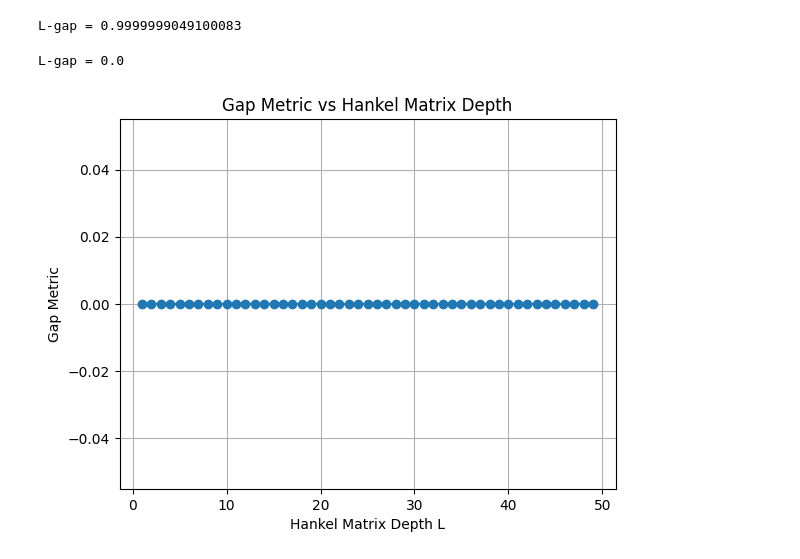
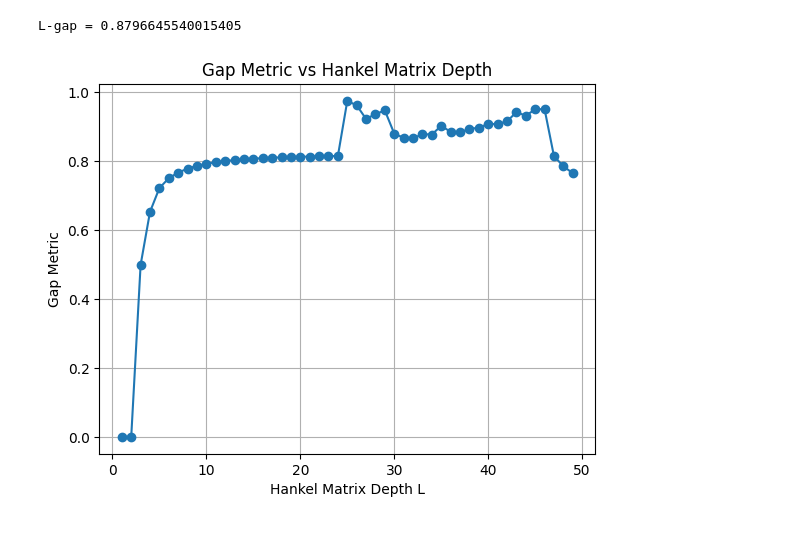
Before and after one commit to PeilinZhang/4YP, a Jupyter notebook: SVD.ipynb, the cells around one changed output. Drawn from its saved outputs; the diff is of its cells as text; code cells hidden in the pictures.

```diff
--- a/SVD.ipynb
+++ b/SVD.ipynb
@@ -209,12 +275,21 @@ B2 =
 # Generate persistently exciting input
 T = 50
 u = persistently_exciting_input(T, m=1, std=1.0)
+
+#For test different systems
+A1, B1, C1, D1 = A10, B10, C10, D10
+A2, B2, C2, D2 = A20, B20, C20, D20
 # Simulate system 1
 x1, y1 = simulate_system(A1, B1, C1, D1, u)
 # Simulate system 2
 x2, y2 = simulate_system(A2, B2, C2, D2, u)
-# A1[0,0] = A2[0,0]  #make systems more similar
-# x2, y2 = simulate_system(A1, B1, C1, D1, u)
+
+#For test similar systems
+# A1, B1, C1, D1 = A10, B10, C10, D10
+# A2, B2, C2, D2 = A10, B10, C10, D10
+# A2[0,1] += A20[0,1]  #Give the system some difference
+# x1, y1 = simulate_system(A1, B1, C1, D1, u)
+# x2, y2 = simulate_system(A2, B2, C2, D2, u)
 
 # Build Hankel matrices
 L = 30  # depth
@@ -222,6 +297,10 @@ H_u = hankel_matrix(u, L)
 H_y1 = hankel_matrix(y1, L)
 H_y2 = hankel_matrix(y2, L)
 
+#stacked Hankels
+H_y1 = np.vstack([H_u, H_y1])
+H_y2 = np.vstack([H_u, H_y2])
+
 # print("Hankel matrix of inputs H_u:", H_u)
 # print("Hankel matrix of outputs H_y1:", H_y1)
 # print("Hankel matrix of outputs H_y2:", H_y2)
@@ -371,44 +450,43 @@ def Lgap_metric2(H1, H2, m, n, L, use_alt_formula=True, tol=1e-9):
         P1 = U1 @ U1.T
         P2 = U1_t @ U1_t.T
         M = P1 - P2
-        svals = np.linalg.svd(M, compute_uv=False)
-        gap = svals[0] if svals.size > 0 else 0.0
+        gap = np.linalg.norm(M, 2)
 
     return gap
 m = 1      # number of inputs
 n = 2      # state dimension
-L = 20     # block horizon used to build the Hankels
+# L = 20     # block horizon used to build the Hankels #this is defined in previous block
 
 gap_L = Lgap_metric2(H_y1, H_y2, m, n, L)
 print("L-gap =", gap_L)
 # %% [output]
-L-gap = 0.9999999049100083
+L-gap = 0.8796645540015405
 # %%
 #3.1
 #build Hankel matrices with different depth L and compute gap
 Ls = range(1, 50)
 # print(list(Ls))
 gap_values = []
 for L in Ls:
-    H_y1 = hankel_matrix(y1, L)
-    H_y2 = hankel_matrix(y2, L)
-    gap_value = Lgap_metric2(H_y1, H_y2, m, n, L)
+    H_ui = hankel_matrix(u, L)
+    H_y1i = hankel_matrix(y1, L)
+    H_y2i = hankel_matrix(y2, L)
+    #stacked Hankels
+    H_y1i2 = np.vstack([H_ui, H_y1i])
+    H_y2i2 = np.vstack([H_ui, H_y2i])
+    gap_value = Lgap_metric2(H_y1i2, H_y2i2, m, n, L)
     gap_values.append(gap_value)
-H_y1 = hankel_matrix(y1, 30)
-H_y2 = hankel_matrix(y2, 30)
-gap_L = Lgap_metric2(H_y1, H_y2, m, n, 20)
-print("L-gap =", gap_L)
+
 #plotting gap vs L
 plt.figure()
 plt.plot(Ls, gap_values, marker='o')
 plt.xlabel('Hankel Matrix Depth L')
 plt.ylabel('Gap Metric')
 plt.title('Gap Metric vs Hankel Matrix Depth')
 plt.grid()
 plt.show()
 # %% [output]
-L-gap = 0.0
-[figure, old version]
+[figure, new version]
 # %%
 #2.5 test whether the same controller can be used for both systems
 #LQR controller
```
Also changed, not shown: parts of 7 cells of this notebook, 1 other file.
